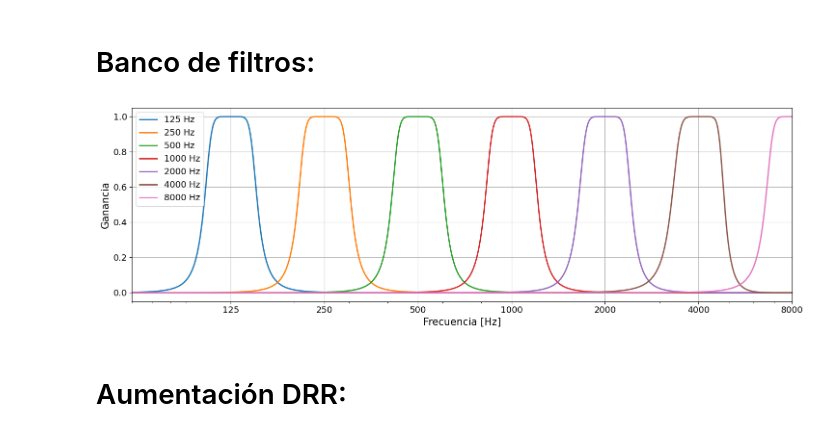
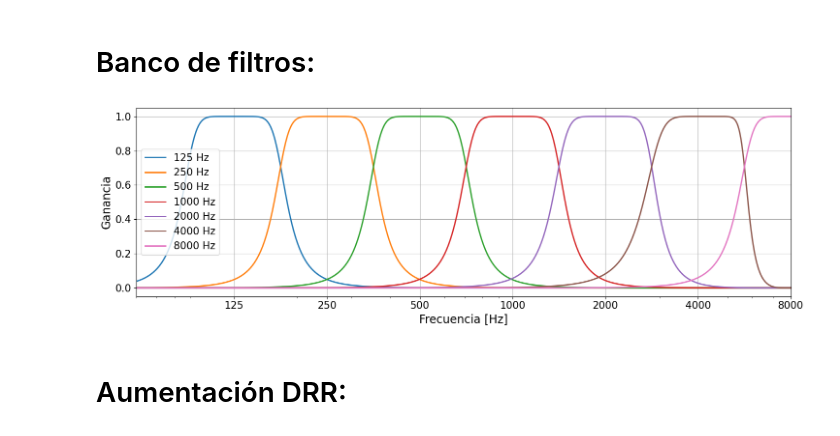
Before and after one commit to maxiaortiz22/blind-estimation-of-acoustics-parameters, a Jupyter notebook: notebooks/Gráficos para la tesis.ipynb, the cells around one changed output. Saved outputs shown, nothing was run; the diff lists cells and outputs as text; code cells hidden in the pictures.

```diff
--- a/notebooks/Gráficos para la tesis.ipynb
+++ b/notebooks/Gráficos para la tesis.ipynb
@@ -427,71 +467,45 @@ def sbutter_highpass(cutoff, fs, order):
 
     return sos
 
-def Leq(y,fs):
-    'Calcula el nivel equivalente sin ponderacion de la señal y'
-    N = len(y) #Numero de intervalos
-    aux = np.sum(np.power(10,y/10))
-    leq = 10*np.log10((1/N)*aux)
-    return leq
-
-def fft(signal, fs):
-    fft_raw = np.fft.fft(signal)
-    fft = fft_raw[:len(fft_raw)//2]
-    fft_mag = abs(fft) / len(fft)
-    freqs = np.linspace(0, fs/2, fft.size)
-    return fft_mag, freqs
-
-def plot_fft(mag, freqs, title, ax):
-    mag_db = 20*np.log10(mag)
-    ax.semilogx(freqs, mag_db)
-    ax.set_xlim(20,freqs[-1])
-    xfreqs = [62.5*(2**i) for i in range(8)]
-    ax.set_xticks(xfreqs)
-    ax.set_xticklabels([f'{f:.0f}' for f in xfreqs])
-    ax.set_title(title)
-    ax.set_xlabel('Frequency [Hz]')
-    ax.set_ylabel('Amplitude [dB]')
-    ax.set_ylim(-80,2)
-
 
 fs = 16000
 order = 4
 
 #octavas
 center_freq = [125, 250, 500, 1000, 2000, 4000, 8000]
 ticks_labels=['125', '250', '500', '1000', '2000', '4000', '8000']
-n = 2 #octava
+n = 1 #octava
 
 plt.figure(figsize=[15,5])
 
 for f in center_freq:
   try:
     sos = sbutter_bandpass(f*np.power(2,(-1)/(2*n)), f*np.power(2,1/(2*n)), fs, order)
   except Exception:
     sos = sbutter_highpass(f*np.power(2,(-1)/(2*n)), fs, order)
 
   w, h = signal.sosfreqz(sos, worN=8192)
   plt.semilogx((w*fs)/(np.pi*2), abs(h), linewidth=2, label=f'{f} Hz')#20*np.log10(abs(h)+eps))
 #plt.ylim(-50,5)
 plt.xlim(60,8000)
 
-plt.xlabel('Frecuencia [Hz]', fontsize=15)
-plt.ylabel('Ganancia', fontsize=15)
+plt.xlabel('Frecuencia [Hz]', fontsize=17)
+plt.ylabel('Ganancia', fontsize=17)
 
-plt.xticks(center_freq, ticks_labels, fontsize=13)
-plt.yticks(fontsize=13)
+plt.xticks(center_freq, ticks_labels, fontsize=15)
+plt.yticks(fontsize=15)
 
-matplotlib.rcParams.update({'font.size': 15})
+matplotlib.rcParams.update({'font.size': 17})
 
 plt.grid()
 
-plt.legend(prop={'size': 13})
+plt.legend(prop={'size': 15})
 
 plt.tight_layout()
 
 plt.show()
 # %% [output]
-[figure, old version]
+[figure, new version]
 # %% [markdown]
 # Aumentación DRR:
 # %%
```
Also changed, not shown: parts of 2 cells of this notebook, 1 other file.
